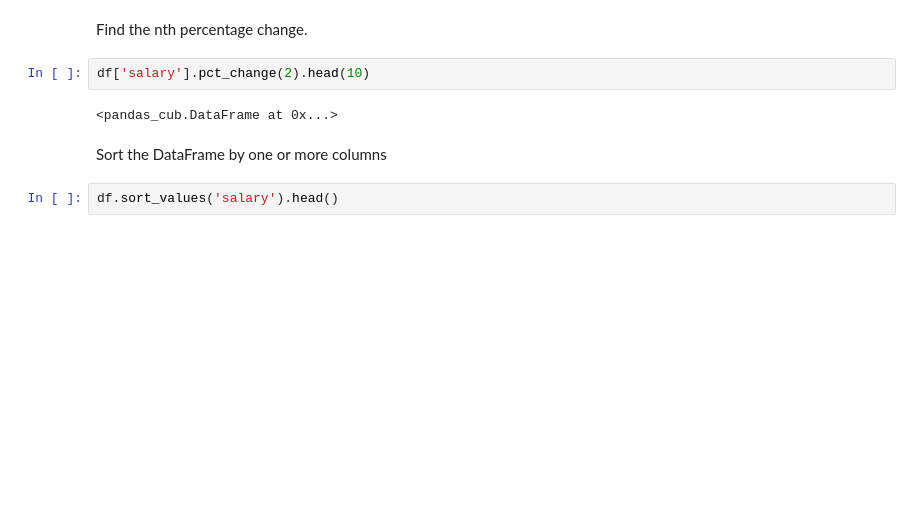
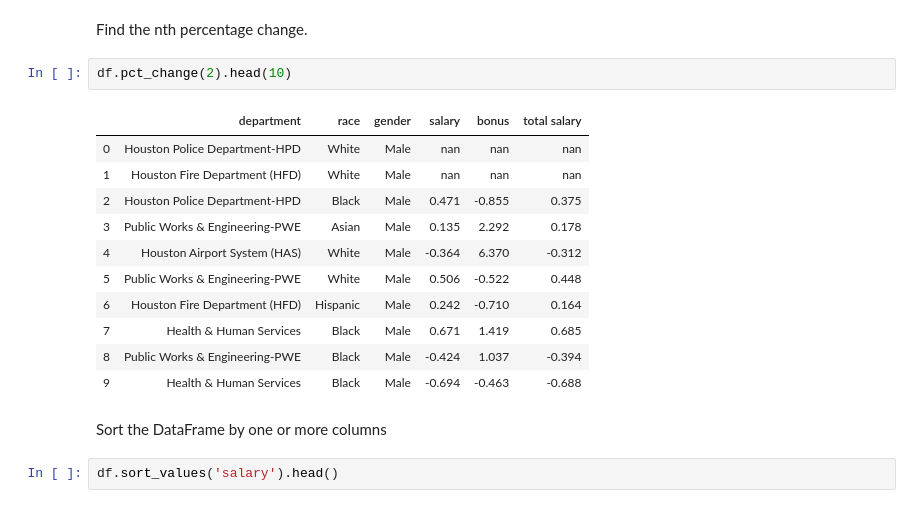
Before and after one commit to dexplo/pandas_cub, a Jupyter notebook: README.ipynb, the cells around one changed output. Saved outputs shown, nothing was run; the diff lists cells and outputs as text; blank space fills up the shorter version.

```diff
--- a/README.ipynb
+++ b/README.ipynb
@@ -355,9 +514,19 @@ df['salary'].diff(2).head(10)
 # %% [markdown]
 Find the nth percentage change.
 # %%
-df['salary'].pct_change(2).head(10)
+df.pct_change(2).head(10)
 # %% [output]
-<pandas_cub.DataFrame at 0x...>
+|  | department | race | gender | salary | bonus | total salary |
+| 0 | Houston Police Department-HPD | White | Male | nan | nan | nan |
+| 1 | Houston Fire Department (HFD) | White | Male | nan | nan | nan |
+| 2 | Houston Police Department-HPD | Black | Male | 0.471 | -0.855 | 0.375 |
+| 3 | Public Works & Engineering-PWE | Asian | Male | 0.135 | 2.292 | 0.178 |
+| 4 | Houston Airport System (HAS) | White | Male | -0.364 | 6.370 | -0.312 |
+| 5 | Public Works & Engineering-PWE | White | Male | 0.506 | -0.522 | 0.448 |
+| 6 | Houston Fire Department (HFD) | Hispanic | Male | 0.242 | -0.710 | 0.164 |
+| 7 | Health & Human Services | Black | Male | 0.671 | 1.419 | 0.685 |
+| 8 | Public Works & Engineering-PWE | Black | Male | -0.424 | 1.037 | -0.394 |
+| 9 | Health & Human Services | Black | Male | -0.694 | -0.463 | -0.688 |
 # %% [markdown]
 Sort the DataFrame by one or more columns
 # %%
```
Also changed, not shown: parts of 63 cells of this notebook, 2 other files.
